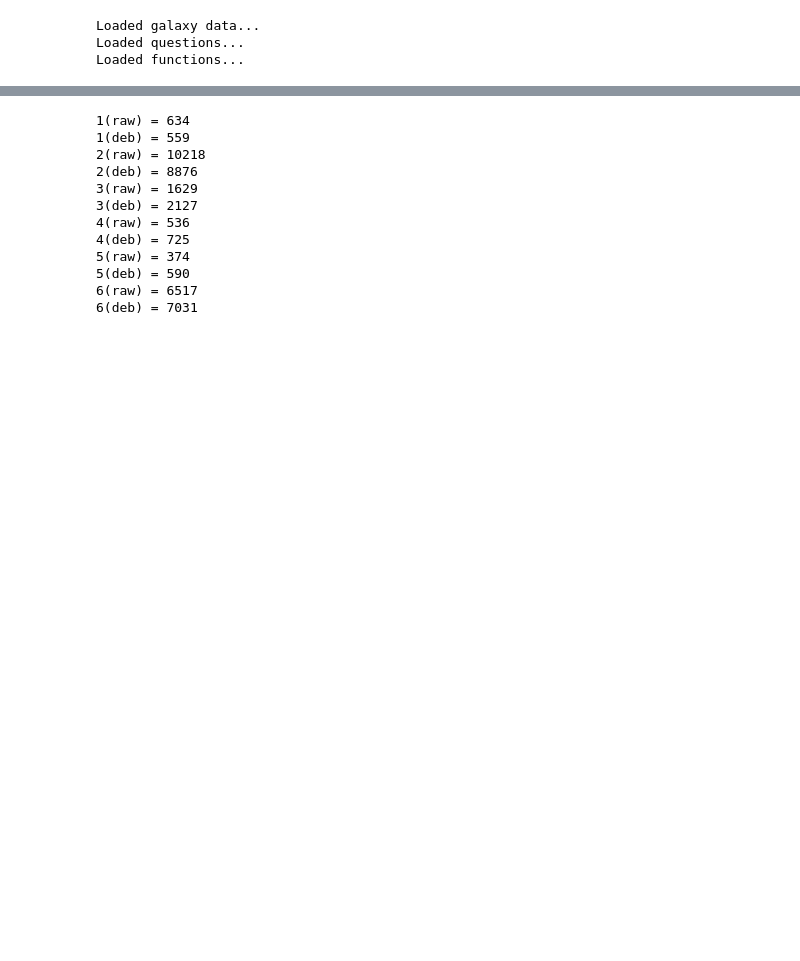
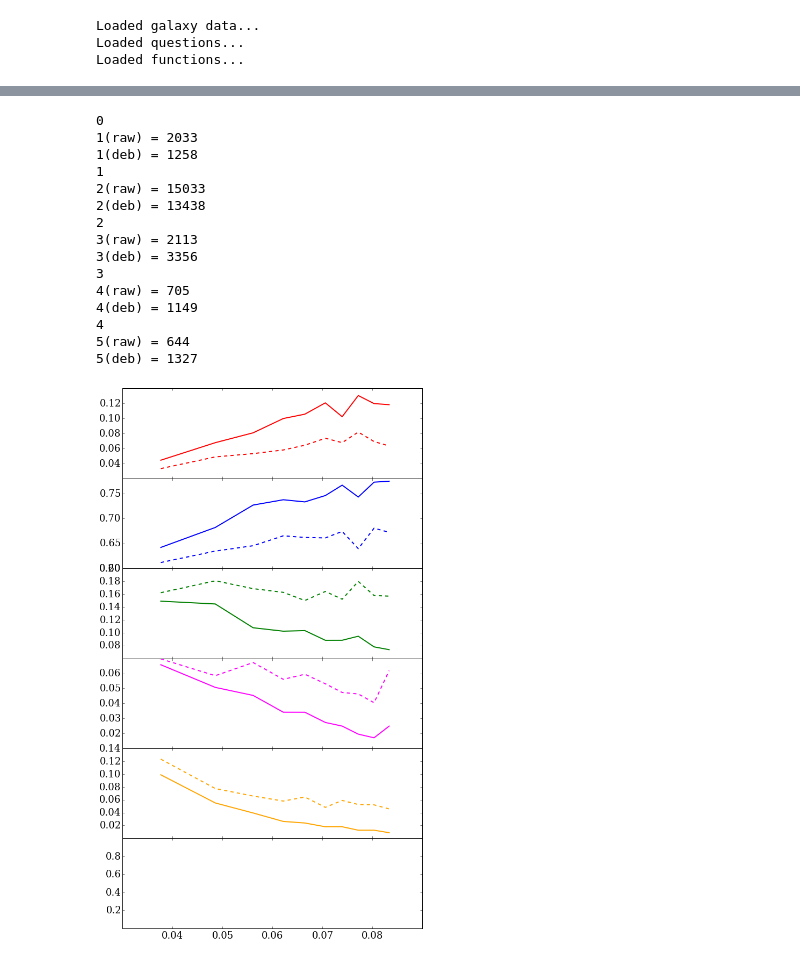
Before and after one commit to RossHart/Debiasing-testing-v2, a Jupyter notebook: Codes/debiasing_report.ipynb, the cells around one changed output, grey strips where cells are left out. Saved outputs shown, nothing was run; the diff lists cells and outputs as text; code cells hidden in the pictures; blank space fills up the shorter version.

```diff
--- a/Codes/debiasing_report.ipynb
+++ b/Codes/debiasing_report.ipynb
@@ -413,28 +418,52 @@ plt.xlabel('redshift')
 # %%
 # check sample sizes?
 
-arm_columns_deb = np.array([vl[question + '_' + answer + '_debiased_rh'] for answer in answers]).T
-arm_columns_raw = np.array([vl[question + '_' + answer + '_debiased'] for answer in answers]).T
+arm_columns_deb = np.array([vl[question + '_' + answer + '_debiased_rh'] for answer in answers[:-1]]).T
+arm_columns_raw = np.array([vl[question + '_' + answer + '_weighted_fraction'] for answer in answers[:-1]]).T
+# go to answers[-1] (ignore can't tells)
 assign_deb = np.argmax(arm_columns_deb,axis=1)
 assign_raw = np.argmax(arm_columns_raw,axis=1)
 
-for m in np.unique(assign_deb):
+fig,axarr = make_axes(n_morph=len(answers),sharex=True,sharey=False,stack=True)
+
+for p,m in enumerate(np.unique(assign_deb)):
+
+    print(p)
 
     deb_m = np.sum(assign_deb == m)
     raw_m = np.sum(assign_raw == m)
 
     print('{}(raw) = {}'.format(m+1,raw_m))
     print('{}(deb) = {}'.format(m+1,deb_m))
+
+    deb_fracs = np.zeros(N_b)
+    raw_fracs = np.zeros(N_b)
+    w13_fracs = np.zeros(N_b)
+
+    for n,b in enumerate(np.unique(bins)):
+
+        bin_deb = assign_deb[bins == b]
+        bin_raw = assign_raw[bins == b]
+
+        deb_fracs[n] = np.sum(bin_deb == m)/len(bin_deb)
+        raw_fracs[n] = np.sum(bin_raw == m)/len(bin_raw)
+
+    axarr[p].plot(x,raw_fracs,linestyle='solid',linewidth=2,color=clrs[p],label=labels[p])
+    axarr[p].plot(x,deb_fracs,linestyle='dashed',linewidth=2,color=clrs[p],label=labels[p])
 # %% [output]
-1(raw) = 634
-1(deb) = 559
-2(raw) = 10218
-2(deb) = 8876
-3(raw) = 1629
-3(deb) = 2127
-4(raw) = 536
-4(deb) = 725
-5(raw) = 374
-5(deb) = 590
-6(raw) = 6517
-6(deb) = 7031
+0
+1(raw) = 2033
+1(deb) = 1258
+1
+2(raw) = 15033
+2(deb) = 13438
+2
+3(raw) = 2113
+3(deb) = 3356
+3
+4(raw) = 705
+4(deb) = 1149
+4
+5(raw) = 644
+5(deb) = 1327
+[figure, added]
```
Also changed, not shown: parts of 8 cells of this notebook, 2 other files.
